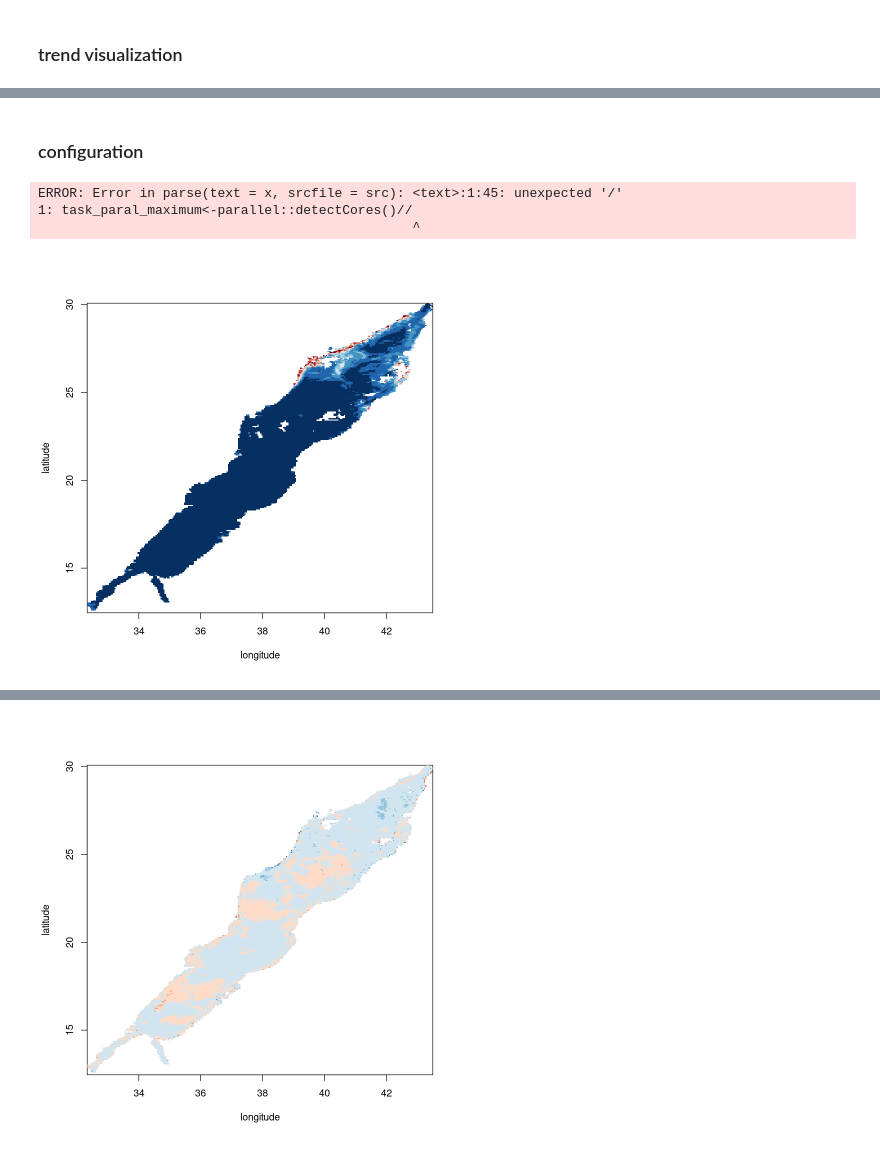
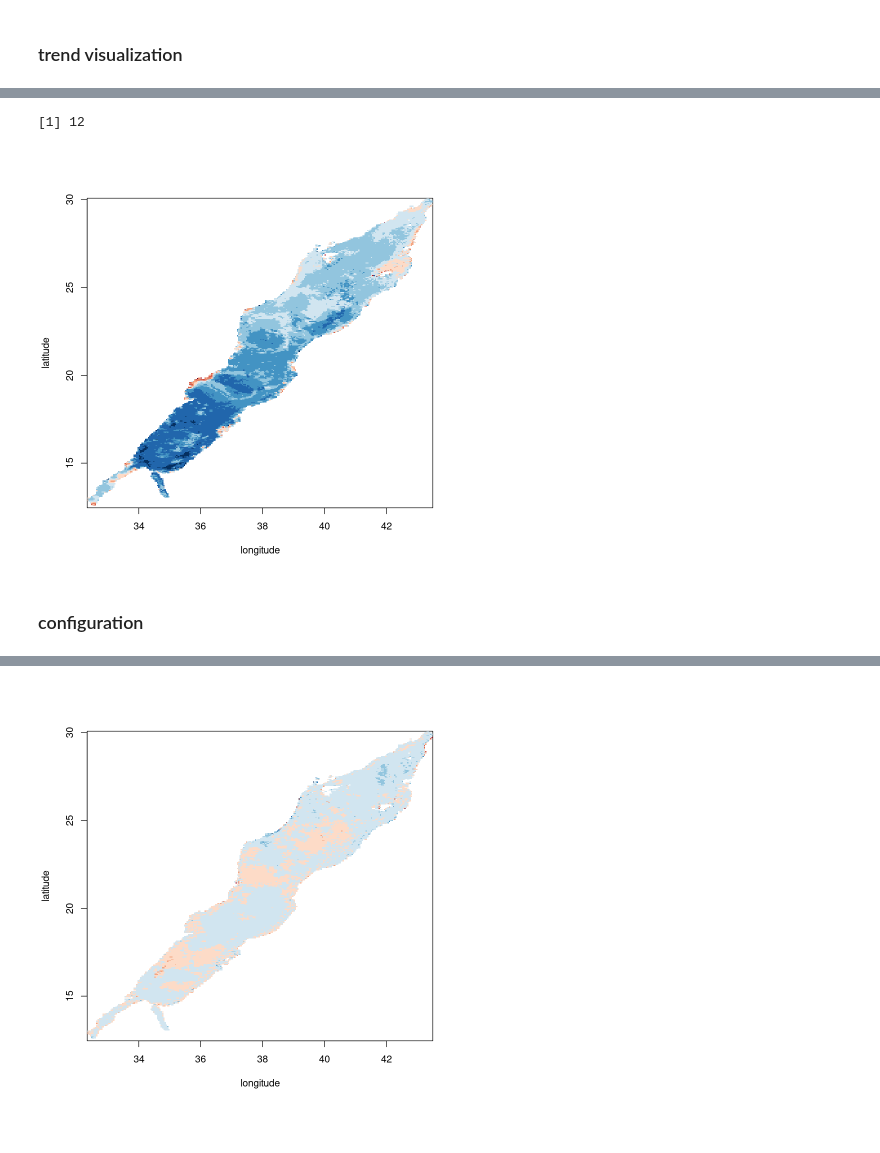
Before and after one commit to Stathastic/redsea, a Jupyter notebook: chl_visualization.ipynb, the cells around one changed output, grey strips where cells are left out. Saved outputs shown, nothing was run; the diff lists cells and outputs as text; code cells hidden in the pictures.

Commit message:
visualize the correlation

```diff
--- a/chl_visualization.ipynb
+++ b/chl_visualization.ipynb
@@ -21,15 +31,28 @@ dim(T_array)
+# %%
+
+database <- '/home/jianj0c/dataset/redsea/'
+
+chl_data_folder  <- 'Chlorophyll/8-Days_composite/'
+chl_dir_path <- paste(database,chl_data_folder,"Aqua_MODIS_chloA_8_Days_Composite.2003_2022.nc",sep="")
+chl_nc_obj <- nc_open(chl_dir_path)
+chl_T_array <- ncvar_get(chl_nc_obj,"chlorophyllA")
+
+sst_data_folder  <- 'SST/Aqua_MODIS_8_days_L3m_4km_SST/'
+sst_dir_path <- paste(database,sst_data_folder,"Aqua_MODIS_sstd_8day_Composite.2003_2022.nc",sep="")
+sst_nc_obj <- nc_open(sst_dir_path)
+sst_T_array <- ncvar_get(sst_nc_obj,"sstMasked")
+# %%
+longitude<-chl_nc_obj$dim[[1]]$vals
+latitude <- chl_nc_obj$dim[[2]]$vals
+timestamp_ch <- chl_nc_obj$dim[[3]]$vals
+timestamp_sst <- sst_nc_obj$dim[[3]]$vals
+# %%
+(timestamp_ch[1]-timestamp_sst[1])/3600
+# %% [output]
+[1] 12
+# %%
+visualize_frame_raw(reducer2_correlation(chl_T_array[,,1:700],sst_T_array[,,1:700]),longitude,latitude)
+# %% [output]
+[figure, added]
 # %% [markdown]
 ### configuration
-# %%
-task_paral_maximum<-parallel::detectCores()//2
-# %% [output]
-ERROR: Error in parse(text = x, srcfile = src): <text>:1:45: unexpected '/'
-1: task_paral_maximum<-parallel::detectCores()//
-                                                ^
-# %%
-longitude<-nc_obj$dim[[1]]$vals
-latitude <- nc_obj$dim[[2]]$vals
-timestamp <- nc_obj$dim[[3]]$vals
-visualize_frame_raw(T_array[,,819],latitude,longitude)
-# %% [output]
-[figure, removed]
```
Also changed, not shown: parts of 18 cells of this notebook, 1 other file.
